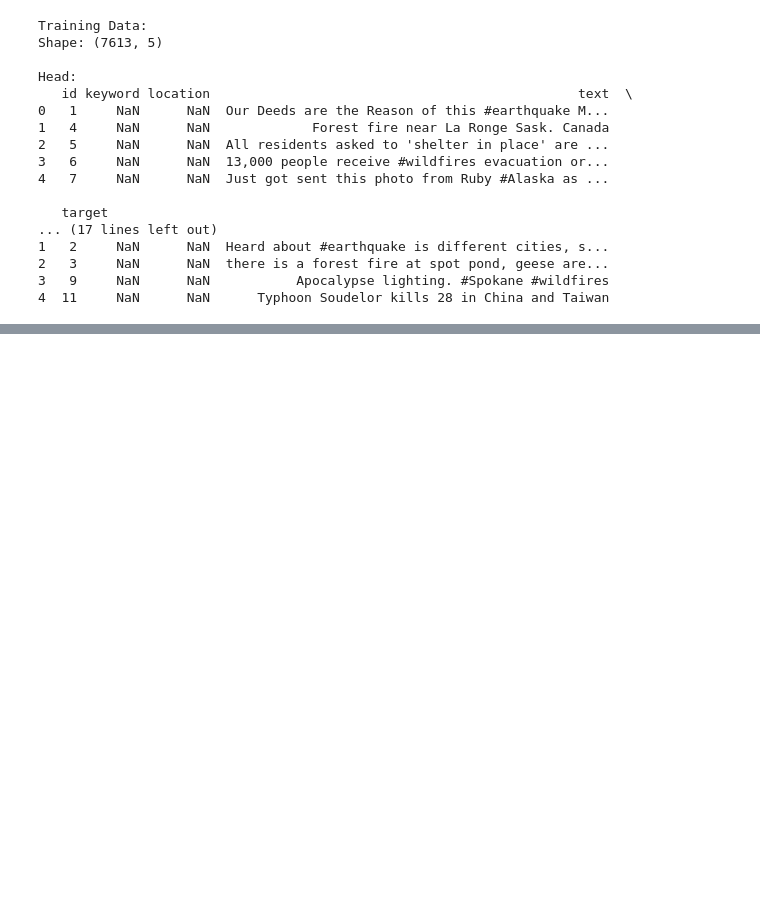
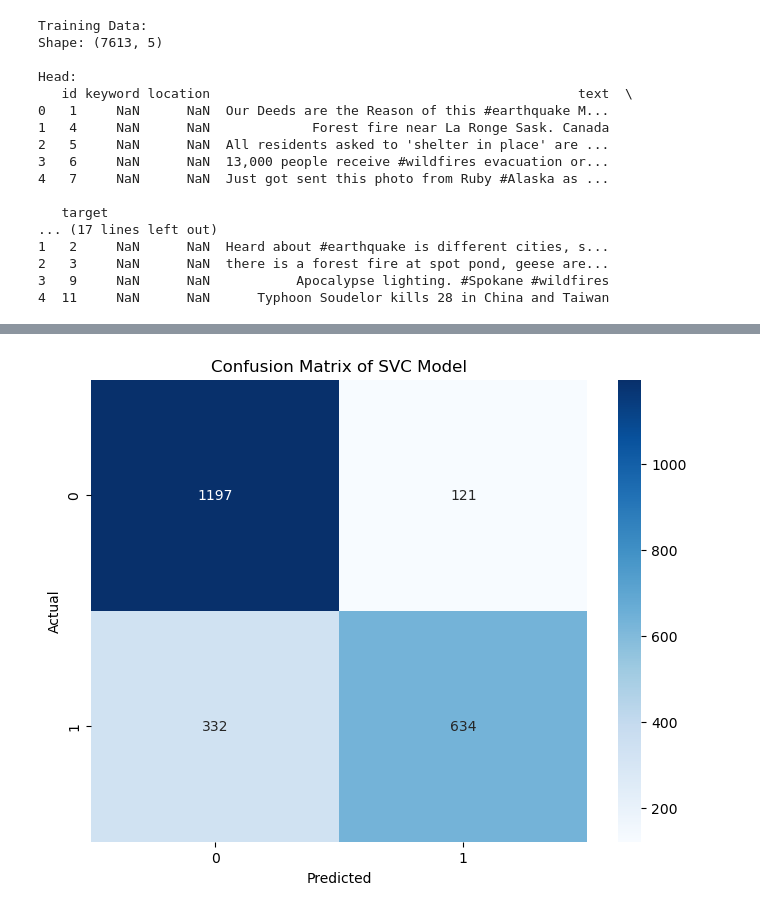
Before and after one commit to Dept-of-Comp-Sci-University-of-Ghana/team-task-1---natural-language-with-disaster-tweets-cmsm-gp-9, a Jupyter notebook: main.ipynb, the cells around one changed output, grey strips where cells are left out. Saved outputs shown, nothing was run; the diff lists cells and outputs as text; code cells hidden in the pictures; blank space fills up the shorter version.

```diff
--- a/main.ipynb
+++ b/main.ipynb
@@ -78,0 +247,10 @@ test_data['processed_text'] = test_data['text'].apply(preprocess_text)
+# %%
+from sklearn.svm import SVC
+svc = SVC()
+svc.fit(tfidf_train, y_train)
+svc_pred = svc.predict(tfidf_test)
+svc_pred1 = svc.predict(tfidf_test1)
+test_data['target'] = svc_pred1
+lin_score = accuracy_score(y_valid, svc_pred)
+print("SVC TF-IDF Accuracy:", lin_score)
+print(test_data.head())
@@ -78,0 +292,11 @@ test_data['processed_text'] = test_data['text'].apply(preprocess_text)
+# %%
+# Visualize the Confusion Matrix for Multinomial Naive Bayes model
+cm = confusion_matrix(y_valid, svc_pred)
+plt.figure(figsize=(8, 6))
+sns.heatmap(cm, annot=True, cmap='Blues', fmt='d')
+plt.title('Confusion Matrix of SVC Model')
+plt.xlabel('Predicted')
+plt.ylabel('Actual')
+plt.show()
+# %% [output]
+[figure, added]
```
Also changed, not shown: parts of 22 cells of this notebook, 1 other file.
